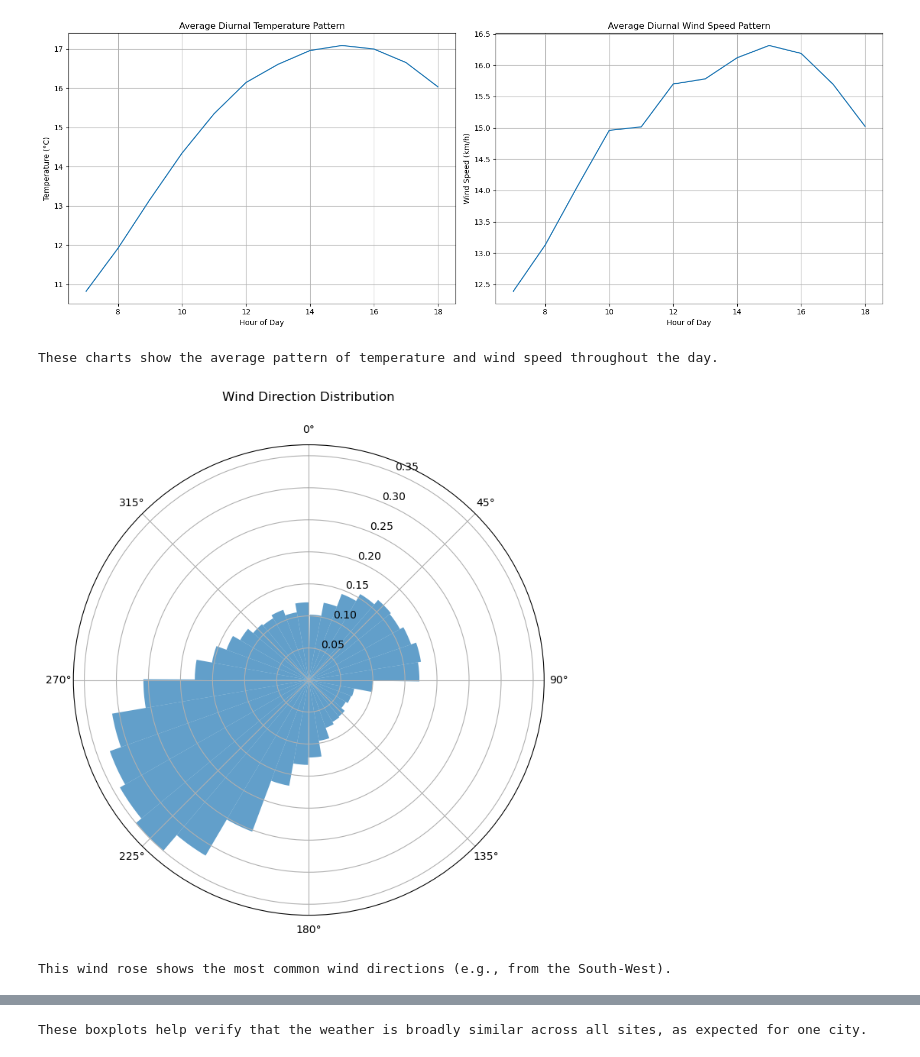
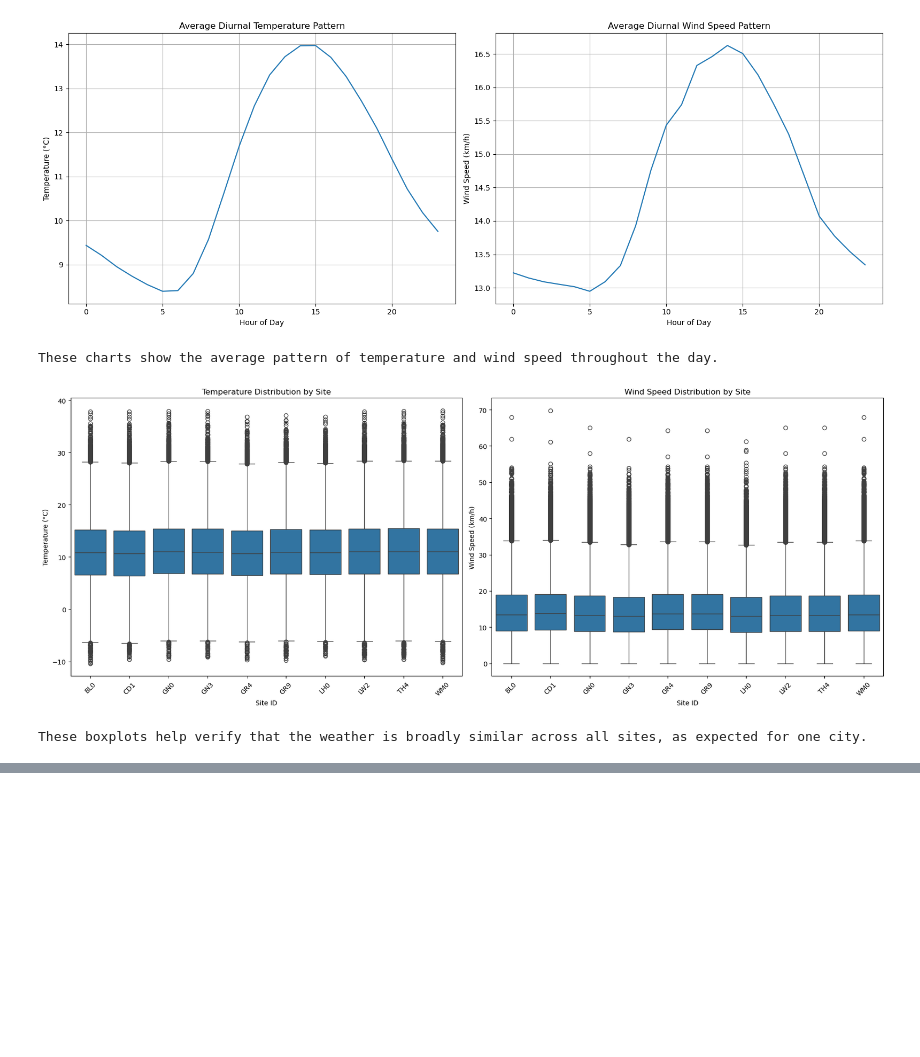
Before and after one commit to csharma01/Air-pollution-london-forecast, a Jupyter notebook: src/eda/EDA_weather.ipynb, the cells around one changed output, grey strips where cells are left out. Drawn from its saved outputs; the diff is of its cells as text; code cells hidden in the pictures; blank space fills up the shorter version.

```diff
--- a/src/eda/EDA_weather.ipynb
+++ b/src/eda/EDA_weather.ipynb
@@ -23,12 +16,12 @@ def clean_col_names(col_name):
 # %%
-# --- 1. Load the Filtered Weather Dataset ---
-# This uses the output from your prepare_weather_data.py script.
-weather_path = cfg.INT_WTH / "weather_filtered.parquet"
-print(f"Loading: {weather_path}")
+# load the full combined dataset from the 'interim' folder
+weather_path = cfg.INT_WTH / "weather_combined_full.parquet"
+print(f"loading data from: {weather_path}")
+
 try:
     df = pd.read_parquet(weather_path)
-    print("Dataset loaded successfully.")
+    print("dataset loaded successfully.")
+    print(f"shape of the dataset: {df.shape}")
 except FileNotFoundError:
-    print(f"ERROR: The file {weather_path.name} was not found.")
-    exit()
+    print(f"error: the file {weather_path.name} was not found. please run prepare_weather_data.py first.")
 # %% [output]
@@ -37,13 +30,0 @@ Dataset loaded successfully.
-# %%
-# --- 2. Data Cleaning and Preparation ---
-# Clean column names for easier access
-df.columns = [clean_col_names(col) for col in df.columns]
-
-# Ensure 'time' column is a datetime object and set to London time
-df['time'] = pd.to_datetime(df['time']).dt.tz_convert('Europe/London')
-
-# Create time-based features for analysis
-df['year'] = df['time'].dt.year
-df['month'] = df['time'].dt.month
-df['weekday'] = df['time'].dt.dayofweek  # Monday=0
-df['hour'] = df['time'].dt.hour
@@ -79,6 +85,5 @@ Hours in data: [7, 8, 9, 10, 11, 12, 13, 14, 15, 16, 17, 18]
 # %%
 # Plot 1: Correlation Heatmap of Weather Variables
-# This helps us understand which variables are related to each other.
 plt.figure(figsize=(10, 8))
 numeric_cols = df.select_dtypes(include=np.number)
 sns.heatmap(numeric_cols.corr(), annot=True, cmap='coolwarm', fmt='.2f')
@@ -103,21 +108,9 @@ plt.tight_layout()
 plt.show()
 print("\nThese charts show the average pattern of temperature and wind speed throughout the day.")
 
-# Plot 3: Wind Direction Distribution (Wind Rose)
-# This plot is excellent for showing dominant wind directions.
-plt.figure(figsize=(8, 8))
-ax = plt.subplot(111, polar=True)
-wind_rad = np.radians(df["wind_direction_10m"])
-# Use density=True for a probability distribution view
-ax.hist(wind_rad, bins=36, density=True, alpha=0.7, label='Direction Frequency')
-ax.set_theta_zero_location('N') # Set 0 degrees to North
-ax.set_theta_direction(-1) # Set direction to clockwise
-plt.title("Wind Direction Distribution", y=1.08)
-plt.show()
-print("\nThis wind rose shows the most common wind directions (e.g., from the South-West).")
+
 
 # Plot 4: Variation of Weather by Site
-# This checks if there are significant differences between your 10 locations.
 fig, axes = plt.subplots(1, 2, figsize=(18, 7))
 sns.boxplot(data=df, x='siteid', y='temperature_2m', ax=axes[0])
 axes[0].set_title('Temperature Distribution by Site')
@@ -138,4 +131,4 @@ print("\nThese boxplots help verify that the weather is broadly similar across a
-[figure, old version]
+[figure, new version]
 These charts show the average pattern of temperature and wind speed throughout the day.
-[figure, old version]
+[figure, new version]
-This wind rose shows the most common wind directions (e.g., from the South-West).
+These boxplots help verify that the weather is broadly similar across all sites, as expected for one city.
@@ -143 +134,0 @@ This wind rose shows the most common wind directions (e.g., from the South-West)
-These boxplots help verify that the weather is broadly similar across all sites, as expected for one city.
```
Also changed, not shown: parts of 5 cells of this notebook, 9 other files.
